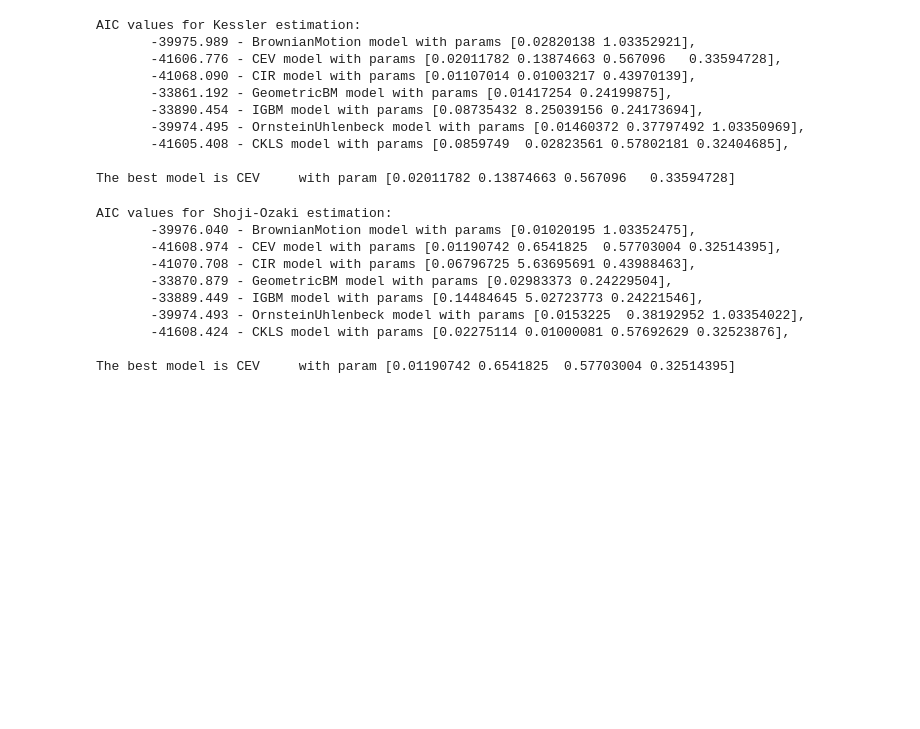
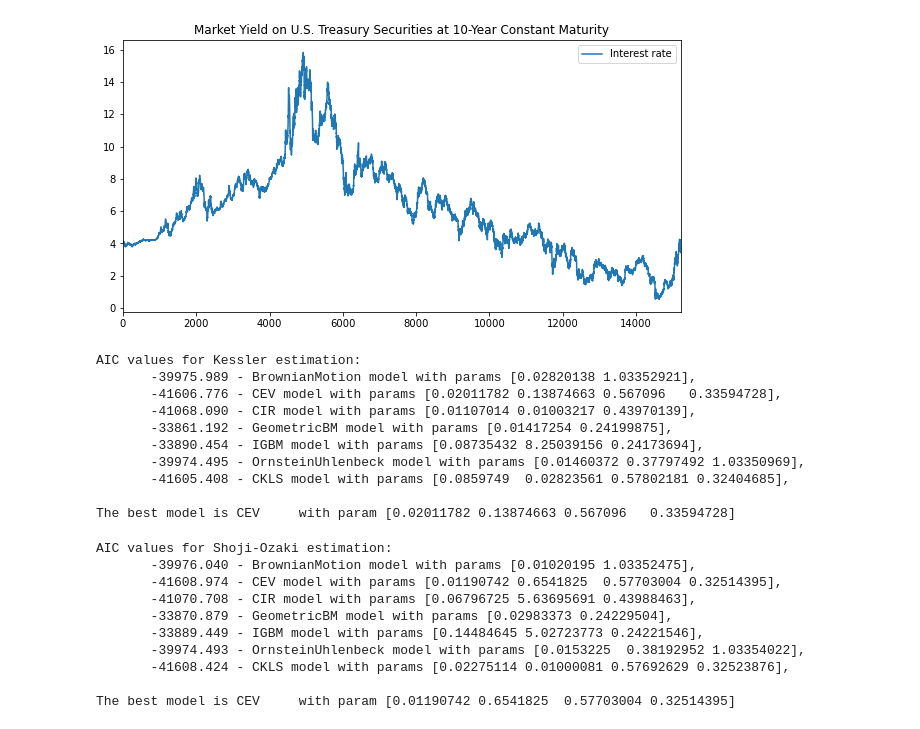
Before and after one commit to dmtrpolovnikov/Dev, a Jupyter notebook: Python/CRP/LAB_05_Polovnikov.ipynb, the cells around one changed output. Drawn from its saved outputs; the diff is of its cells as text; code cells hidden in the pictures; blank space fills up the shorter version.

```diff
--- a/Python/CRP/LAB_05_Polovnikov.ipynb
+++ b/Python/CRP/LAB_05_Polovnikov.ipynb
@@ -29,11 +29,13 @@ sample = np.array(sample)
 # %%
 # Plot
 figure, ax = plt.subplots(figsize=(10,5))
-ax.plot(df_IR['DATE'][1:100], df_IR['DGS10'][1:100], label='Interest rate')
+ax.plot(np.linspace(0, len(sample), len(sample)),sample, label='Interest rate')
 plt.title('Market Yield on U.S. Treasury Securities at 10-Year Constant Maturity')
-plt.xlim((df_IR['DATE'][1],df_IR['DATE'][100]))
+plt.xlim(0, len(sample))
 plt.legend()
 plt.show()
+# %% [output]
+[figure, added]
 # %%
 # Import models for fitting:
 from pymle.models import BrownianMotion, CEV, CIR,\
```
Also changed, not shown: parts of 5 cells of this notebook, 1 other file.
